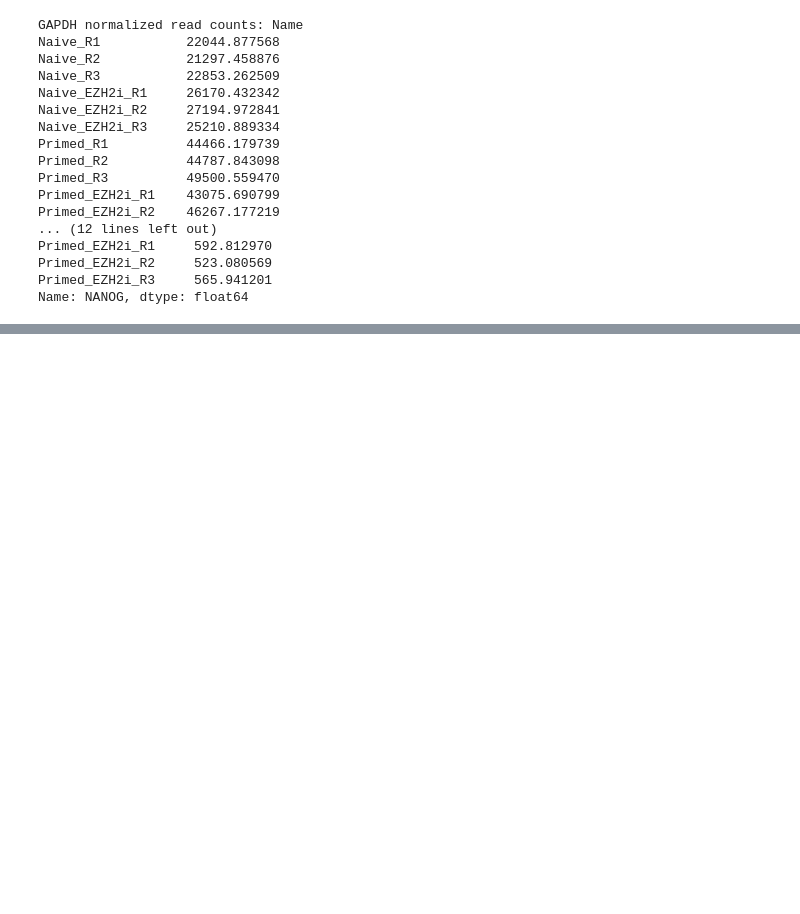
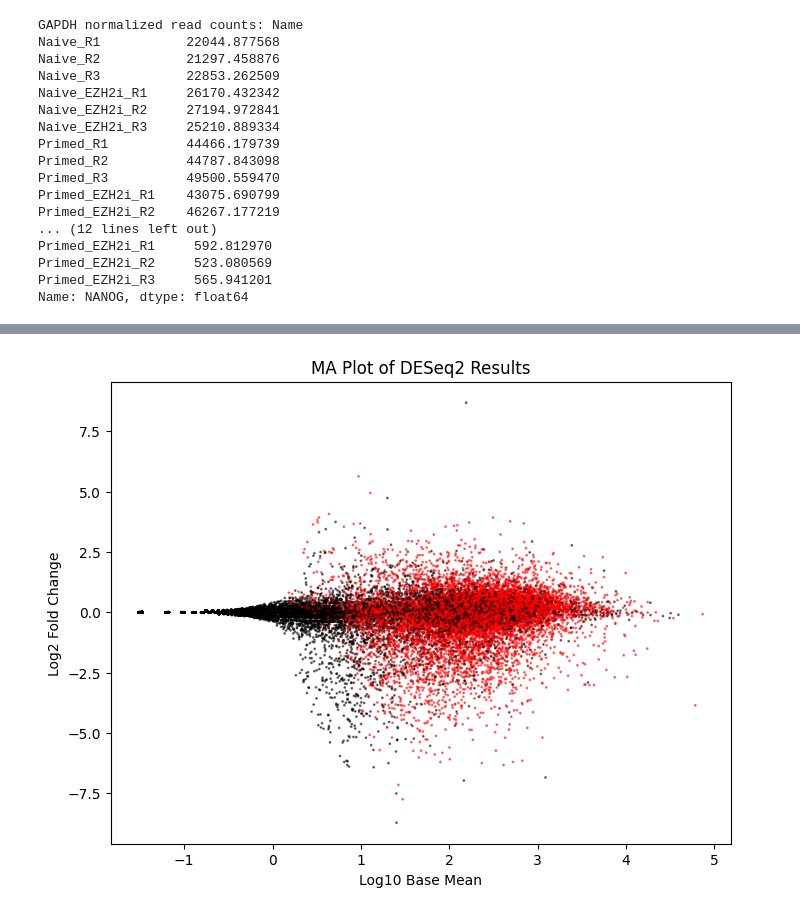
Before and after one commit to simonelsasser/SP1-01-Ex, a Jupyter notebook: Kumar_NCB/DEG-Kumar.ipynb, the cells around one changed output, grey strips where cells are left out. Saved outputs shown, nothing was run; the diff lists cells and outputs as text; code cells hidden in the pictures; blank space fills up the shorter version.

```diff
--- a/Kumar_NCB/DEG-Kumar.ipynb
+++ b/Kumar_NCB/DEG-Kumar.ipynb
@@ -660,0 +583,16 @@ plt.show()
+# %%
+########
+# looks like there are very high fold-changes for very lowly expressed genes,
+# this is a common problem in DE analysis, because the fold change is not well defined for low counts.
+# Thats why we use a method called "lfcShrink" that shrinks the log fold for small counts
+
+
+plt.figure(figsize=(8, 6))
+colors = np.where(naive_vs_primed["padj"] < 0.01, "red", "black")
+plt.scatter(np.log10(naive_vs_primed["baseMean"]), naive_vs_primed["log2FoldChange"], c=colors, alpha=0.5, s=1)
+plt.xlabel("Log10 Base Mean")
+plt.ylabel("Log2 Fold Change")
+plt.title("MA Plot of DESeq2 Results")
+plt.show()
+# %% [output]
+[figure, added]
```
Also changed, not shown: parts of 22 cells of this notebook.
